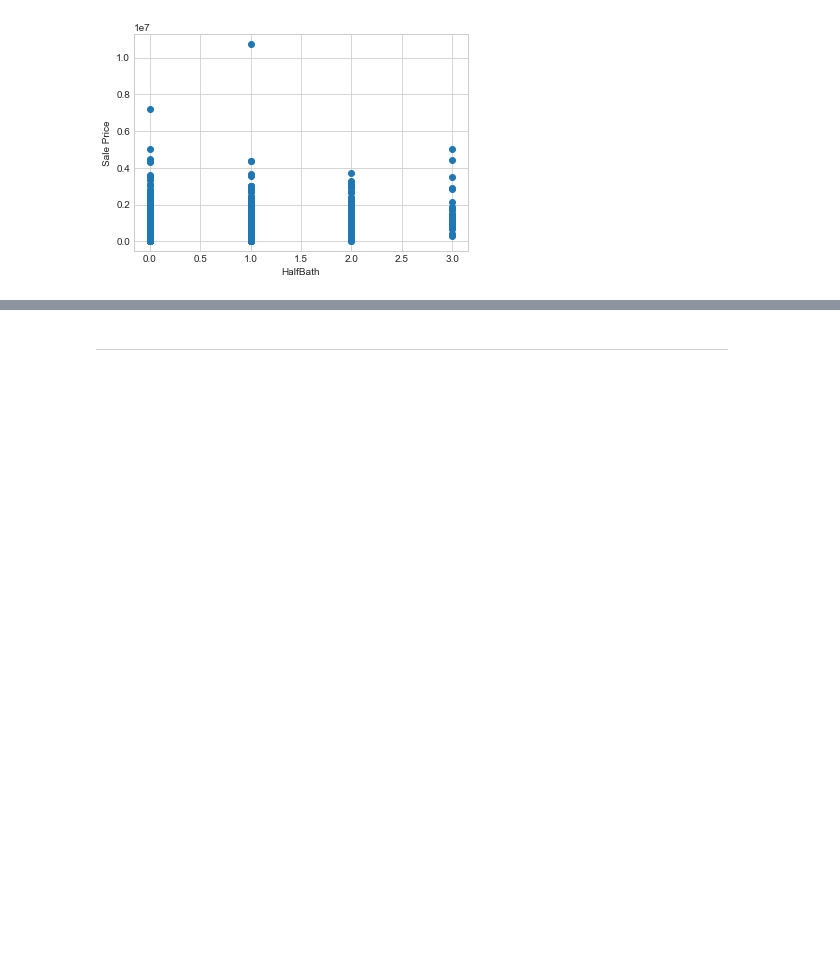
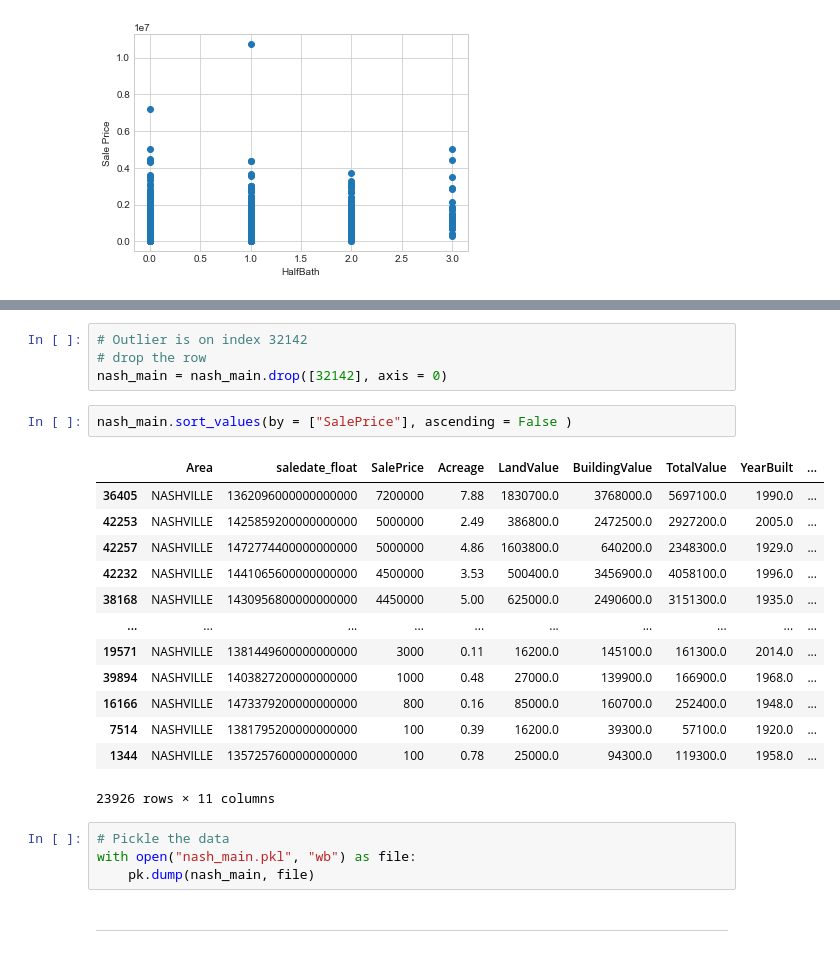
Before and after one commit to RoyalVee/Nashville-Housing-Data---Data-Cleaning-Project, a Jupyter notebook: Prediction Scrpt.ipynb, the cells around one changed output, grey strips where cells are left out. Saved outputs shown, nothing was run; the diff lists cells and outputs as text; blank space fills up the shorter version.

```diff
--- a/Prediction Scrpt.ipynb
+++ b/Prediction Scrpt.ipynb
@@ -368,3 +386,27 @@ Text(0, 0.5, 'Sale Price')
+# %%
+# Outlier is on index 32142
+# drop the row
+nash_main = nash_main.drop([32142], axis = 0)
+# %%
+nash_main.sort_values(by = ["SalePrice"], ascending = False )
+# %% [output]
+|  | Area | saledate_float | SalePrice | Acreage | LandValue | BuildingValue | TotalValue | YearBuilt | ... |
+| 36405 | NASHVILLE | 1362096000000000000 | 7200000 | 7.88 | 1830700.0 | 3768000.0 | 5697100.0 | 1990.0 | ... |
+| 42253 | NASHVILLE | 1425859200000000000 | 5000000 | 2.49 | 386800.0 | 2472500.0 | 2927200.0 | 2005.0 | ... |
+| 42257 | NASHVILLE | 1472774400000000000 | 5000000 | 4.86 | 1603800.0 | 640200.0 | 2348300.0 | 1929.0 | ... |
+| 42232 | NASHVILLE | 1441065600000000000 | 4500000 | 3.53 | 500400.0 | 3456900.0 | 4058100.0 | 1996.0 | ... |
+| 38168 | NASHVILLE | 1430956800000000000 | 4450000 | 5.00 | 625000.0 | 2490600.0 | 3151300.0 | 1935.0 | ... |
+| ... | ... | ... | ... | ... | ... | ... | ... | ... | ... |
+| 19571 | NASHVILLE | 1381449600000000000 | 3000 | 0.11 | 16200.0 | 145100.0 | 161300.0 | 2014.0 | ... |
+| 39894 | NASHVILLE | 1403827200000000000 | 1000 | 0.48 | 27000.0 | 139900.0 | 166900.0 | 1968.0 | ... |
+| 16166 | NASHVILLE | 1473379200000000000 | 800 | 0.16 | 85000.0 | 160700.0 | 252400.0 | 1948.0 | ... |
+| 7514 | NASHVILLE | 1381795200000000000 | 100 | 0.39 | 16200.0 | 39300.0 | 57100.0 | 1920.0 | ... |
+| 1344 | NASHVILLE | 1357257600000000000 | 100 | 0.78 | 25000.0 | 94300.0 | 119300.0 | 1958.0 | ... |
+23926 rows × 11 columns
+# %%
+# Pickle the data
+with open("nash_main.pkl", "wb") as file:
+    pk.dump(nash_main, file)
 # %% [markdown]
 -------------------------------
 # %% [markdown]
```
Also changed, not shown: parts of 10 cells of this notebook, 3 other files.
